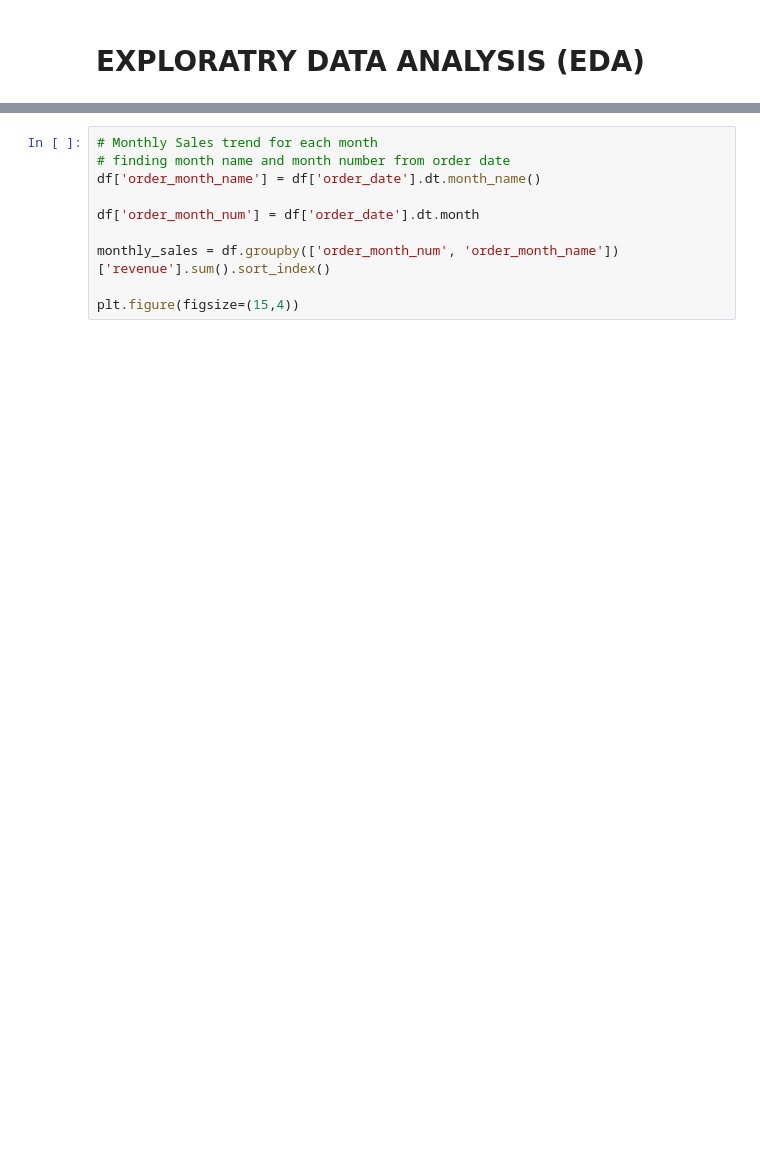
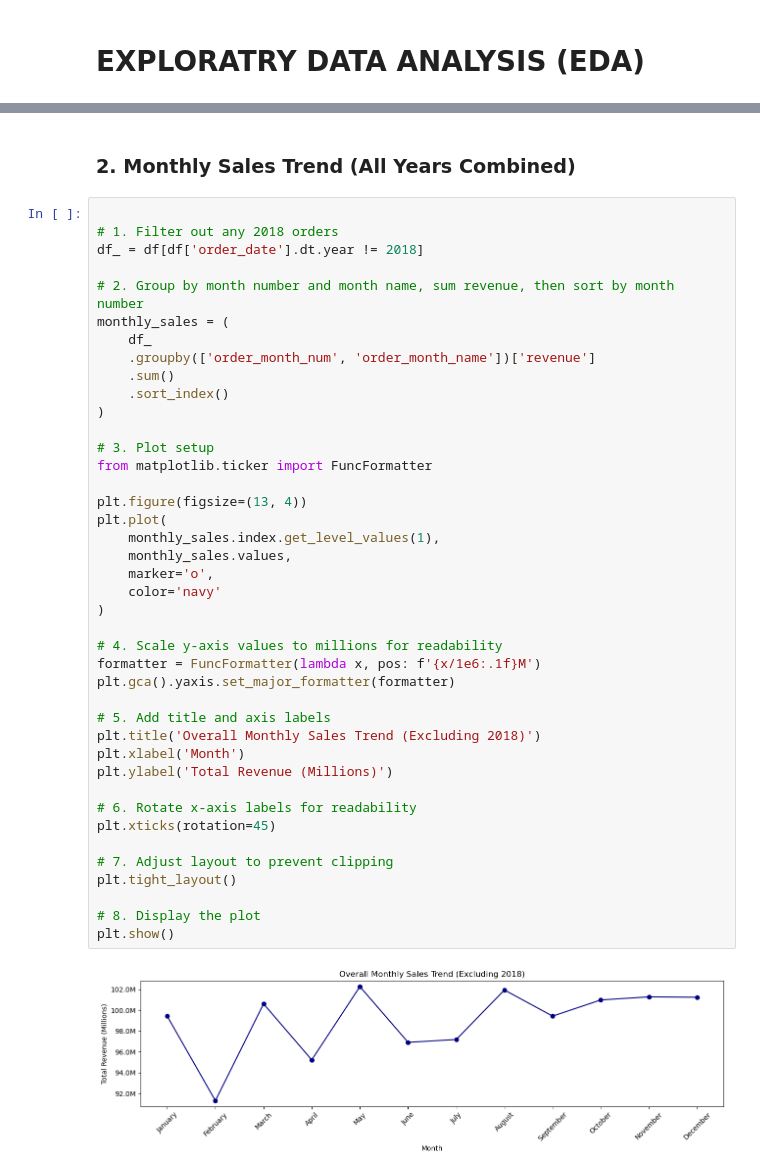
Before and after one commit to akhileshdesai-022/Regional-Sales-Analysis, a Jupyter notebook: Regional Sales Analysis.ipynb, the cells around one changed output, grey strips where cells are left out. Saved outputs shown, nothing was run; the diff lists cells and outputs as text; blank space fills up the shorter version.

```diff
--- a/Regional Sales Analysis.ipynb
+++ b/Regional Sales Analysis.ipynb
@@ -470,13 +493,48 @@ plt.tight_layout()
 plt.show()
 # %% [output]
 [figure]
-# %%
-# Monthly Sales trend for each month
-# finding month name and month number from order date
-df['order_month_name'] = df['order_date'].dt.month_name()
-
-df['order_month_num'] = df['order_date'].dt.month
-
-monthly_sales = df.groupby(['order_month_num', 'order_month_name'])['revenue'].sum().sort_index()
-
-plt.figure(figsize=(15,4))
+# %% [markdown]
+### 2.  Monthly Sales Trend (All Years Combined)
+# %%
+
+# 1. Filter out any 2018 orders
+df_ = df[df['order_date'].dt.year != 2018]
+
+# 2. Group by month number and month name, sum revenue, then sort by month number
+monthly_sales = (
+    df_
+    .groupby(['order_month_num', 'order_month_name'])['revenue']
+    .sum()
+    .sort_index()
+)
+
+# 3. Plot setup
+from matplotlib.ticker import FuncFormatter
+
+plt.figure(figsize=(13, 4))
+plt.plot(
+    monthly_sales.index.get_level_values(1),
+    monthly_sales.values,
+    marker='o',
+    color='navy'
+)
+
+# 4. Scale y-axis values to millions for readability
+formatter = FuncFormatter(lambda x, pos: f'{x/1e6:.1f}M')
+plt.gca().yaxis.set_major_formatter(formatter)
+
+# 5. Add title and axis labels
+plt.title('Overall Monthly Sales Trend (Excluding 2018)')
+plt.xlabel('Month')
+plt.ylabel('Total Revenue (Millions)')
+
+# 6. Rotate x-axis labels for readability
+plt.xticks(rotation=45)
+
+# 7. Adjust layout to prevent clipping
+plt.tight_layout()
+
+# 8. Display the plot
+plt.show()
+# %% [output]
+[figure, added]
```
Also changed, not shown: parts of 32 cells of this notebook, 2 other files.
